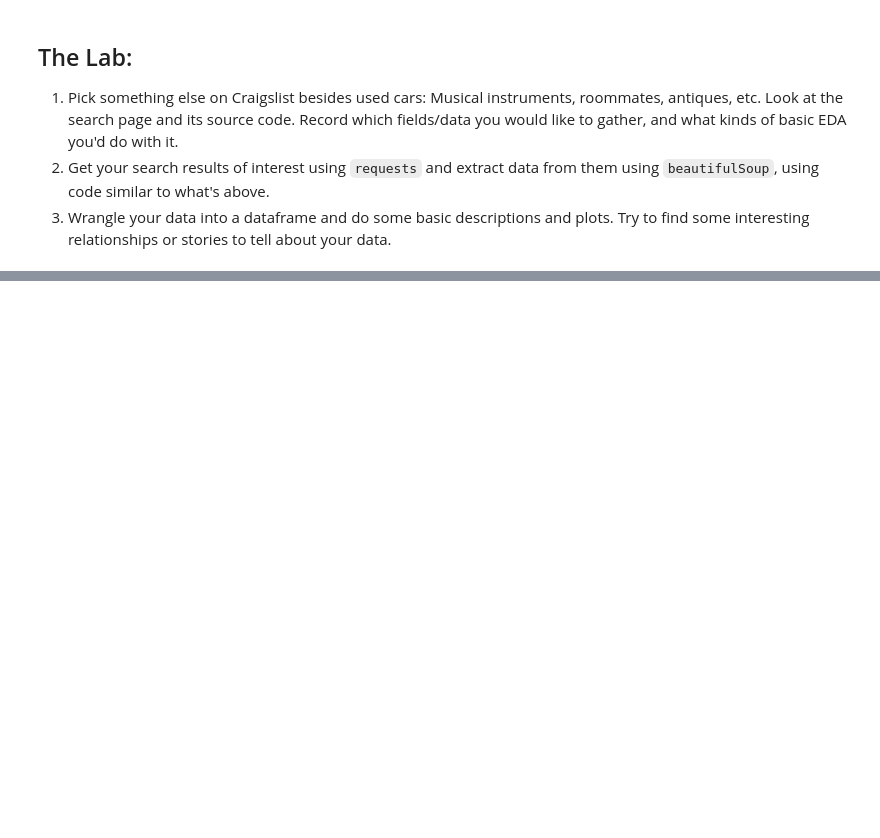
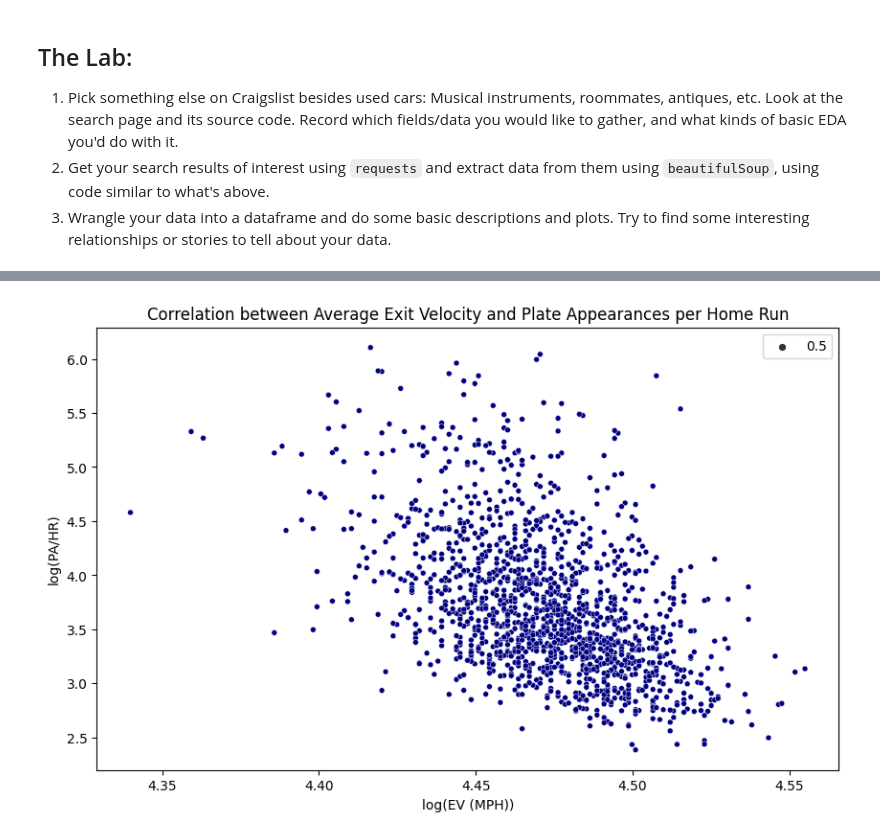
Before and after one commit to mgh2xx/wrangling, a Jupyter notebook: lab/lab_notebook.ipynb, the cells around one changed output, grey strips where cells are left out. Saved outputs shown, nothing was run; the diff lists cells and outputs as text; code cells hidden in the pictures; blank space fills up the shorter version.

```diff
--- a/lab/lab_notebook.ipynb
+++ b/lab/lab_notebook.ipynb
@@ -214,0 +342,9 @@ log_age    -0.376511  1.000000
+# %%
+plt.figure(figsize = (10,6))
+sns.scatterplot(np.log(df["EV (MPH)"]).values, np.log(df["PA/HR"]).values, size = 0.5, color = "navy")
+plt.xlabel("log(EV (MPH))")
+plt.ylabel("log(PA/HR)")
+plt.title("Correlation between Average Exit Velocity and Plate Appearances per Home Run")
+plt.show()
+# %% [output]
+[figure, added]
```
Also changed, not shown: parts of 14 cells of this notebook, 1 other file.
